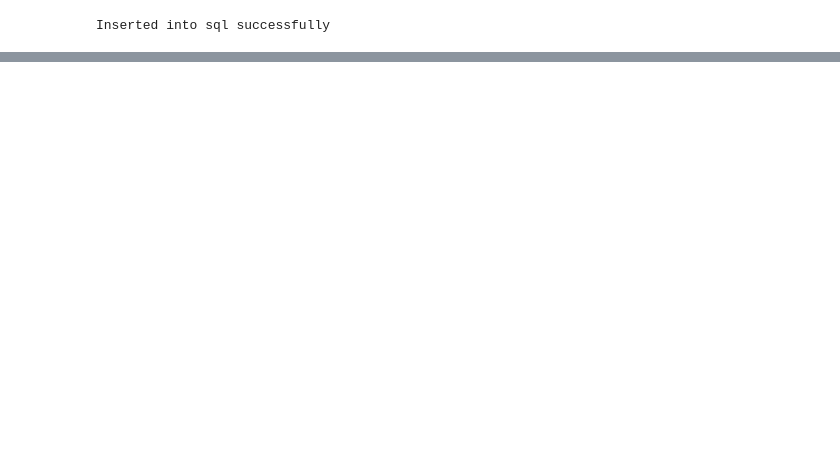
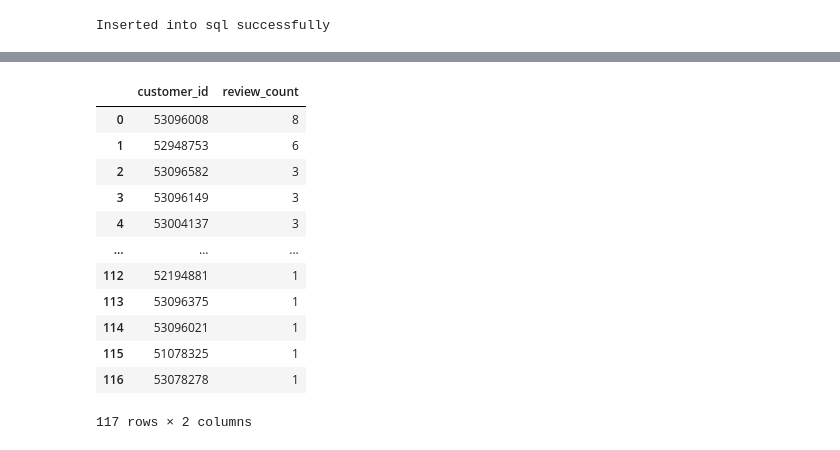
Before and after one commit to Ramprasath2000/Data-pipeline-for-Amazon-Customer-Review-Analysis, a Jupyter notebook: amazon_data_sheet.ipynb, the cells around one changed output, grey strips where cells are left out. Saved outputs shown, nothing was run; the diff lists cells and outputs as text; code cells hidden in the pictures; blank space fills up the shorter version.

```diff
--- a/amazon_data_sheet.ipynb
+++ b/amazon_data_sheet.ipynb
@@ -221,0 +441,32 @@ display(top_products_df)
+# %%
+# Task: Identify the users who wrote the most reviews.
+# Outcome: Recognize the most active reviewers in the dataset.
+from sqlalchemy import text
+query = text("""
+SELECT
+    customer_id,
+    COUNT(*) AS review_count
+FROM
+    product_reviews
+GROUP BY
+    customer_id
+ORDER BY
+    review_count DESC;
+    """)
+
+most_active_users_df = pd.read_sql(query, engine)
+display(most_active_users_df)
+# %% [output]
+|  | customer_id | review_count |
+| 0 | 53096008 | 8 |
+| 1 | 52948753 | 6 |
+| 2 | 53096582 | 3 |
+| 3 | 53096149 | 3 |
+| 4 | 53004137 | 3 |
+| ... | ... | ... |
+| 112 | 52194881 | 1 |
+| 113 | 53096375 | 1 |
+| 114 | 53096021 | 1 |
+| 115 | 51078325 | 1 |
+| 116 | 53078278 | 1 |
+117 rows × 2 columns
```
Also changed, not shown: parts of 9 cells of this notebook.
